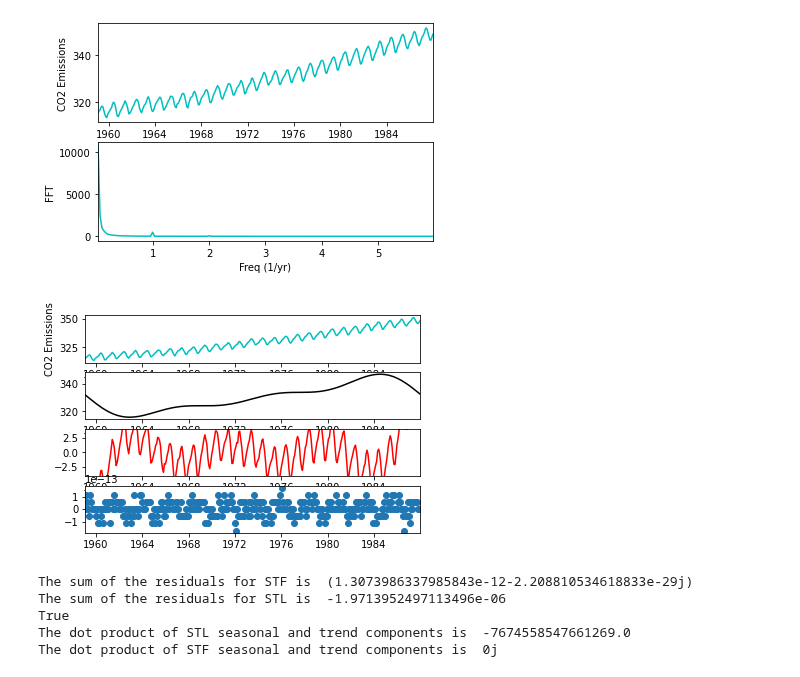
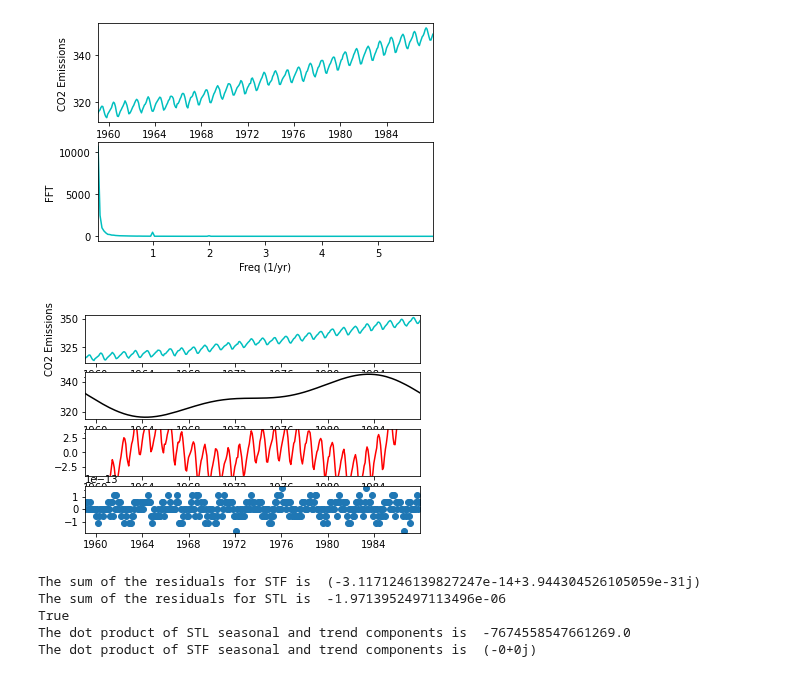
Before and after one commit to thodson-usgs/stf-decomposition, a Jupyter notebook: notebooks/00_getting_started.ipynb, the cells around one changed output. Drawn from its saved outputs; the diff is of its cells as text; code cells hidden in the pictures.

```diff
--- a/notebooks/00_getting_started.ipynb
+++ b/notebooks/00_getting_started.ipynb
@@ -116,49 +118,50 @@ plt.show()
 # %%
 # Use the PSD to filter out noise
 # Filter out freqs with low power
-indices = (PSD > 1000)
+peaks = int(np.quantile(PSD, .99))
+indices = PSD > peaks
+
 PSDclean = PSD * indices
 # Zero out small Fourier coefs
 fhat_clean = indices * fhat
 # Inverse FFT for filtered time signal
 ffilt = np.fft.ifft(fhat_clean)
 
-
 # Filter out freqs with high power
-indices_seasonal = PSD < 1000
+indices_seasonal = PSD <= peaks
 PSD_seasonal = PSD * indices
 fhat_seasonal = indices_seasonal * fhat
 ffilt_seasonal = np.fft.ifft(fhat_seasonal)
 
 
 fig, axes = plt.subplots(4, 1)
 plt.sca(axes[0])
 plt.plot(t, f, color = 'c')
 plt.xlim(t[0], t[-1])
 plt.xlabel("Year")
 plt.ylabel("CO2 Emissions")
 
 
 plt.sca(axes[1])
 plt.plot(t, ffilt, color = 'k')
 plt.xlim(t[0], t[-1])
 
 
 plt.sca(axes[2])
 plt.plot(t, ffilt_seasonal, color = "red")
 plt.xlim(t[0], t[-1])
 plt.ylim(-4, 4)
 
 
 # Find the residuals
 residuals = co2["CO2"] - ffilt_seasonal - ffilt
 plt.sca(axes[3])
 plt.scatter(t, residuals)
 plt.xlim(t[0], t[-1])
 
 plt.show()
 # %% [output]
-[figure, old version]
+[figure, new version]
 # %%
 # Initial Statistical Summary
 print("The sum of the residuals for STF is ", sum(residuals))
@@ -170,13 +173,10 @@ print(abs(sum(residuals).real) < abs(sum(res.resid)))
 # Take the dot product of components for STF and STL
 print("The dot product of STL seasonal and trend components is ", np.round(res.seasonal.dot(res.trend)))
 print("The dot product of STF seasonal and trend components is ", np.round(ffilt_seasonal.dot(ffilt)))
-
-import scipy.integrate as integrate
-import scipy.special as special
 # %% [output]
-The sum of the residuals for STF is  (1.3073986337985843e-12-2.208810534618833e-29j)
+The sum of the residuals for STF is  (-3.1171246139827247e-14+3.944304526105059e-31j)
 The sum of the residuals for STL is  -1.9713952497113496e-06
 True
 The dot product of STL seasonal and trend components is  -7674558547661269.0
-The dot product of STF seasonal and trend components is  0j
+The dot product of STF seasonal and trend components is  (-0+0j)
 # %%
```
Also changed, not shown: parts of 7 cells of this notebook.
